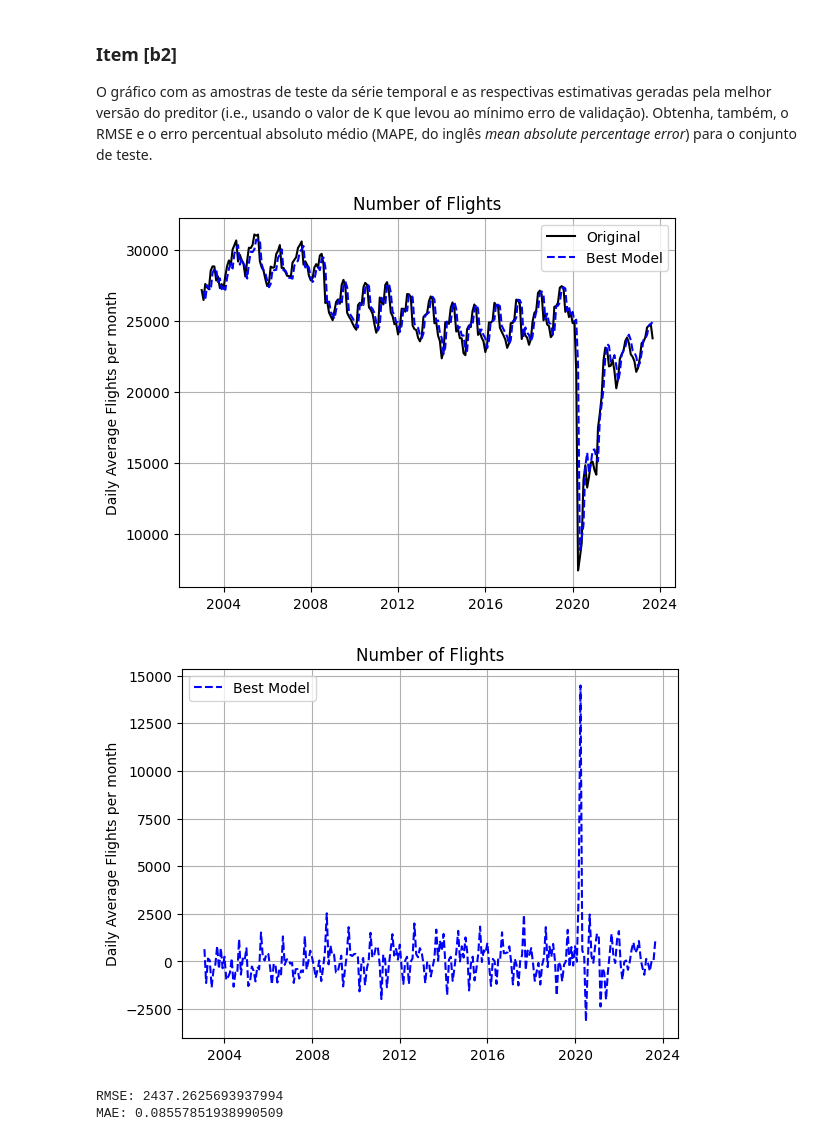
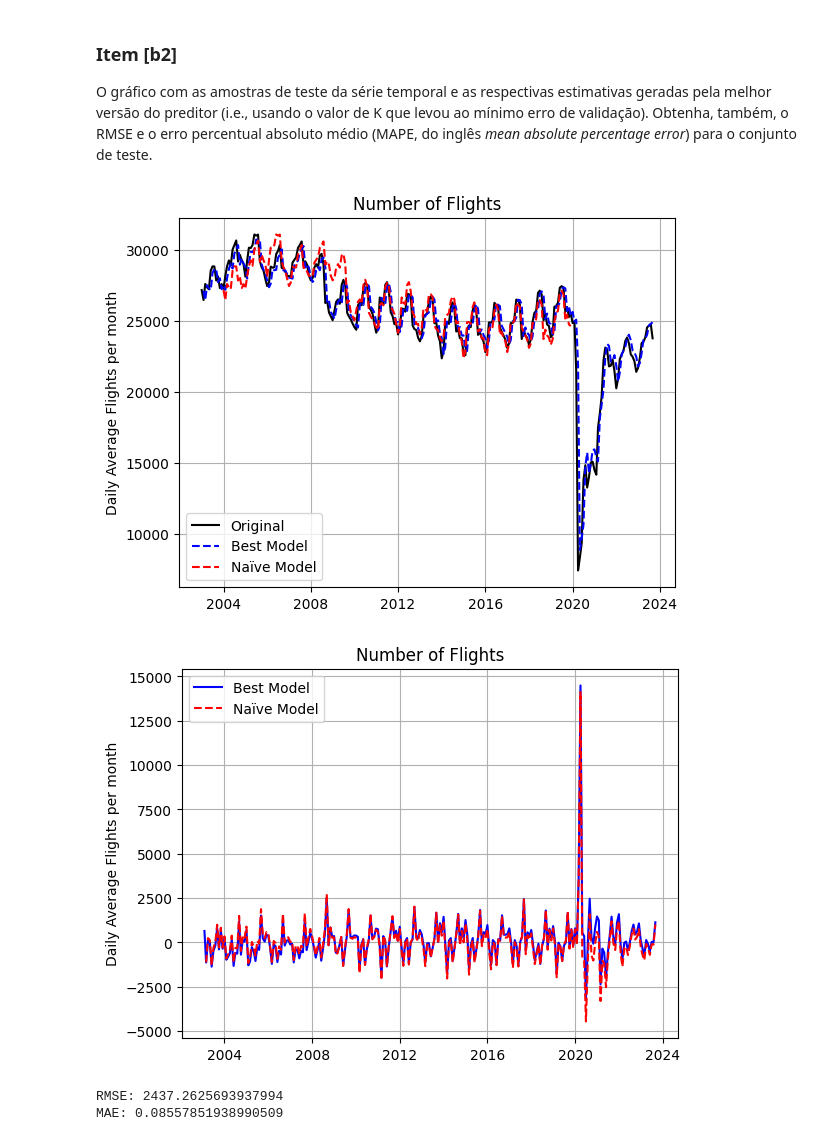
Before and after one commit to TiagoCAAmorim/machine_learning, a Jupyter notebook: Lista01/Lista01.ipynb, the cells around one changed output. Saved outputs shown, nothing was run; the diff lists cells and outputs as text; code cells hidden in the pictures.

```diff
--- a/Lista01/Lista01.ipynb
+++ b/Lista01/Lista01.ipynb
@@ -285,12 +311,12 @@ def get_errors(model, k_variables, df):
 
 def split_train_and_get_errors(model, k_variables, df,
                          validation_ratio, fold_number):
-    max_fold_number = np.floor(1/validation_ratio)
-    if fold_number > max_fold_number:
+    folds = np.floor(1/validation_ratio-1)
+    if fold_number > folds:
         return None
 
     df_train, df_validation = get_train_validation(
-        df=df[k_variables:],
+        df=df,
         validation_ratio=validation_ratio,
         fold_number=fold_number)
 
@@ -323,24 +379,21 @@ max_fold_number = int(np.floor(1/validation_ratio)-1)
 # %%
-y_naive = [
-    df_train_val['y'].shift(1),
-    df_train_val['y'].shift(12),
-    2*df_train_val['y'].shift(12)-df_train_val['y'].shift(24)
-    ]
-
 rmse_validation_naive = []
 
-for y_model in y_naive:
+for i_naive, y_naive_model in enumerate(y_naive):
     rmse, mae = 0., 0.
-    for folder_number in range(max_fold_number):
-        _, df_validation = get_train_validation(
+    for folder_number in range(folds):
+        df_train, df_validation = get_train_validation(
             df=df_train_val,
             validation_ratio=validation_ratio,
             fold_number=folder_number+1)
 
-        n_val = len(df_validation)
-        rmse += root_mean_squared_error(y_model[-n_val:], df_validation['y'])
+        i1 = len(df_train)
+        i2 = len(df_validation)
+        rmse_ = root_mean_squared_error(y_naive_model[i1:i1+i2], df_validation['y'])
+        rmse += rmse_
+        print(f'model #{i_naive+1}: fold = {folder_number+1}, rmse = {rmse_:0.2f}, avg rmse = {rmse/(folder_number+1):0.2f}')
 
-    rmse_validation_naive.append(rmse/max_fold_number)
+    rmse_validation_naive.append(rmse/folds)
 
 print('RMSE naïve models:\n  ' +
       '\n  '.join([f'{i+1}. {x:0.2f}' for i,x in enumerate(rmse_validation_naive)]))
@@ -385,2 +446,3 @@ plt.show()
 # %%
 rmse_validation_naive = rmse_validation_naive[1]
+y_naive = y_naive[1]
@@ -413,7 +477,7 @@ for k in range(24):
                 linear_model = ElasticNet(alpha=alpha, l1_ratio=l1_ratio)
 
             rmse_train, rmse_validation = 0., 0.
-            for folder_number in range(4):
+            for folder_number in range(folds):
                 errors = split_train_and_get_errors(
                     model=linear_model,
                     k_variables=k+1,
@@ -422,9 +486,11 @@ for k in range(24):
                     fold_number=folder_number+1)
                 rmse_train += errors[0]
                 rmse_validation += errors[2]
-            if (rmse_validation/4) < rmse_validation_list[-1]:
-                rmse_train_list[-1] = rmse_train/4
-                rmse_validation_list[-1] = rmse_validation/4
+            rmse_train = rmse_train/folds
+            rmse_validation = rmse_validation/folds
+            if (rmse_validation) < rmse_validation_list[-1]:
+                rmse_train_list[-1] = rmse_train
+                rmse_validation_list[-1] = rmse_validation
                 alpha_list[-1] = alpha
                 l1_ratio_list[-1] = l1_ratio
 # %%
@@ -473,27 +539,29 @@ y_predict = get_predict(
 # %%
 plt.plot(df['y'], color='black', linestyle='-', label='Original')
 plt.plot(df.index[k_best:], y_predict, color='blue', linestyle='--', label='Best Model')
+plt.plot(y_naive, color='red', linestyle='--', label='Naïve Model')
 
 scaler.inverse_transform(df[f'x_{k+1}'].values.reshape(-1, 1))
 
 plt.ylabel('Daily Average Flights per month')
 plt.title('Number of Flights')
 plt.legend()
 plt.grid(True)
 plt.show()
 
-plt.plot(df.index[k_best:], y_predict-df['y'][k_best:], color='blue', linestyle='--', label='Best Model')
+plt.plot(df.index[k_best:], y_predict-df['y'][k_best:], color='blue', linestyle='-', label='Best Model')
+plt.plot(df['y'][k_best:].shift(1)-df['y'][k_best:], color='red', linestyle='--', label='Naïve Model')
 
 scaler.inverse_transform(df[f'x_{k+1}'].values.reshape(-1, 1))
 
 plt.ylabel('Daily Average Flights per month')
 plt.title('Number of Flights')
 plt.legend()
 plt.grid(True)
 plt.show()
 # %% [output]
-[figure, old version]
+[figure, new version]
-[figure, old version]
+[figure, new version]
 # %%
 y_test_predict = get_predict(
     model=best_model,
```
Also changed, not shown: parts of 21 cells of this notebook.
